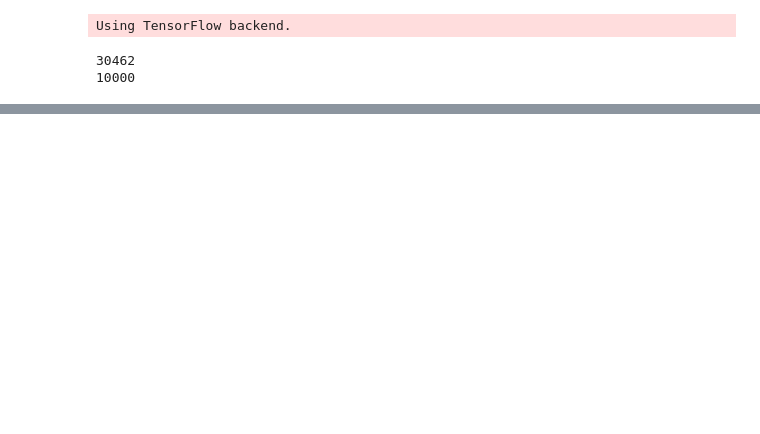
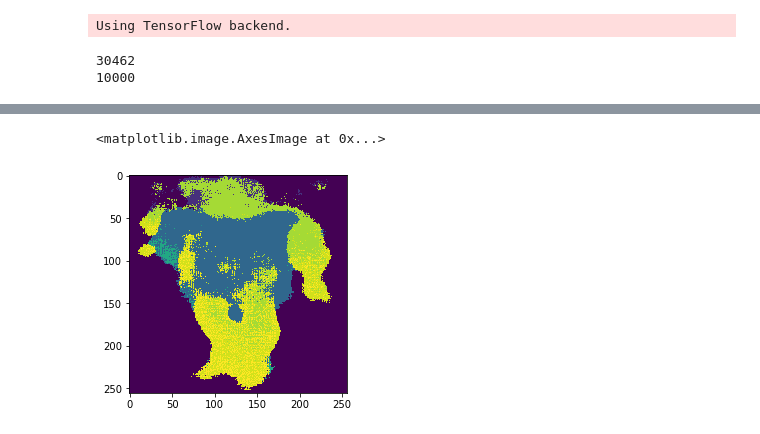
Before and after one commit to ykamikawa/tf-keras-SegNet, a Jupyter notebook: LIP.ipynb, the cells around one changed output, grey strips where cells are left out. Saved outputs shown, nothing was run; the diff lists cells and outputs as text; code cells hidden in the pictures; blank space fills up the shorter version.

```diff
--- a/LIP.ipynb
+++ b/LIP.ipynb
@@ -108,0 +328,9 @@ plt.imshow(msk)
+# %%
+predict = segnet.predict_generator(val_gen, steps=1)
+# %%
+pred_mask = predict[0].reshape((256, 256, 20))
+# %%
+plt.imshow(pred_mask.argmax(axis=2))
+# %% [output]
+<matplotlib.image.AxesImage at 0x...>
+[figure, added]
```
Also changed, not shown: parts of 22 cells of this notebook, 2 other files.
